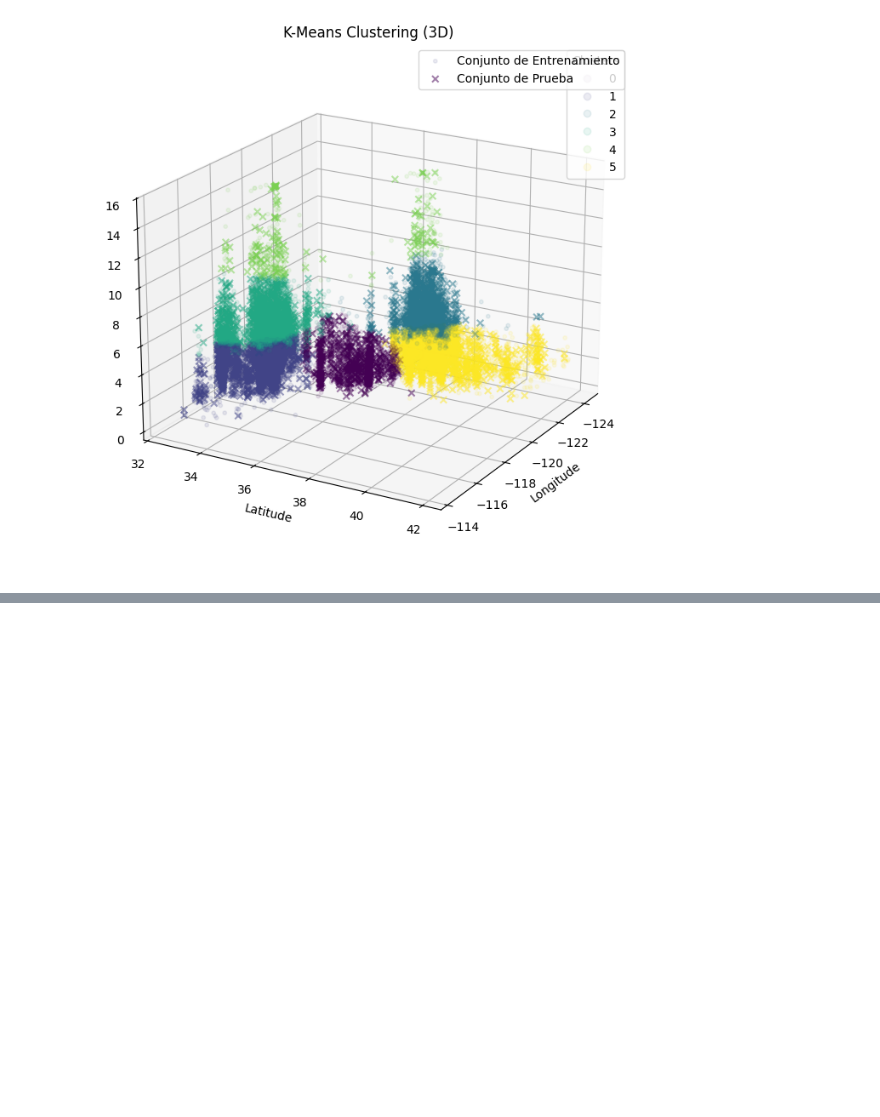
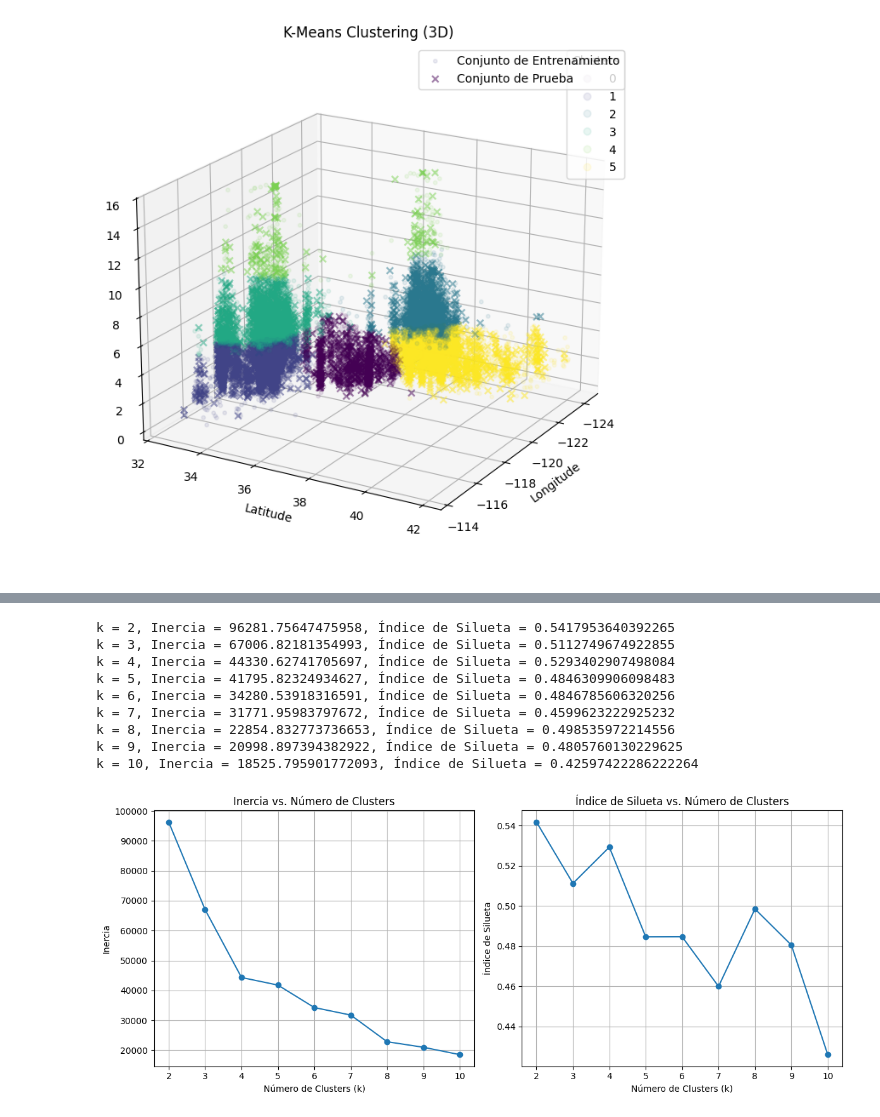
Before and after one commit to SamuelHollis/unsupervised-ML, a Jupyter notebook: src/explore.ipynb, the cells around one changed output, grey strips where cells are left out. Drawn from its saved outputs; the diff is of its cells as text; code cells hidden in the pictures; blank space fills up the shorter version.

```diff
--- a/src/explore.ipynb
+++ b/src/explore.ipynb
@@ -137,0 +160,51 @@ plt.show()
+# %%
+# Definir el rango de valores para k
+k_values = range(2, 11)
+inertias = []
+silhouette_scores = []
+random_state = 42
+
+# Calcular la inercia y el índice de silueta para cada valor de k
+for k in k_values:
+    kmeans = KMeans(n_clusters=k, random_state=random_state)
+    kmeans.fit(X_train)
+    inertias.append(kmeans.inertia_)
+    silhouette_scores.append(silhouette_score(X_train, kmeans.labels_))
+
+# Imprimir las inercias y los índices de silueta para cada k
+for k, inertia, silhouette in zip(k_values, inertias, silhouette_scores):
+    print(f'k = {k}, Inercia = {inertia}, Índice de Silueta = {silhouette}')
+
+# Graficar la inercia en función de k
+plt.figure(figsize=(12, 5))
+
+plt.subplot(1, 2, 1)
+plt.plot(k_values, inertias, marker='o')
+plt.xlabel('Número de Clusters (k)')
+plt.ylabel('Inercia')
+plt.title('Inercia vs. Número de Clusters')
+plt.xticks(k_values)
+plt.grid(True)
+
+# Graficar el índice de silueta en función de k
+plt.subplot(1, 2, 2)
+plt.plot(k_values, silhouette_scores, marker='o')
+plt.xlabel('Número de Clusters (k)')
+plt.ylabel('Índice de Silueta')
+plt.title('Índice de Silueta vs. Número de Clusters')
+plt.xticks(k_values)
+plt.grid(True)
+
+plt.tight_layout()
+plt.show()
+# %% [output]
+k = 2, Inercia = 96281.75647475958, Índice de Silueta = 0.5417953640392265
+k = 3, Inercia = 67006.82181354993, Índice de Silueta = 0.5112749674922855
+k = 4, Inercia = 44330.62741705697, Índice de Silueta = 0.5293402907498084
+k = 5, Inercia = 41795.82324934627, Índice de Silueta = 0.4846309906098483
+k = 6, Inercia = 34280.53918316591, Índice de Silueta = 0.4846785606320256
+k = 7, Inercia = 31771.95983797672, Índice de Silueta = 0.4599623222925232
+k = 8, Inercia = 22854.832773736653, Índice de Silueta = 0.498535972214556
+k = 9, Inercia = 20998.897394382922, Índice de Silueta = 0.4805760130229625
+k = 10, Inercia = 18525.795901772093, Índice de Silueta = 0.42597422286222264
+[figure, added]
```
Also changed, not shown: parts of 7 cells of this notebook.
